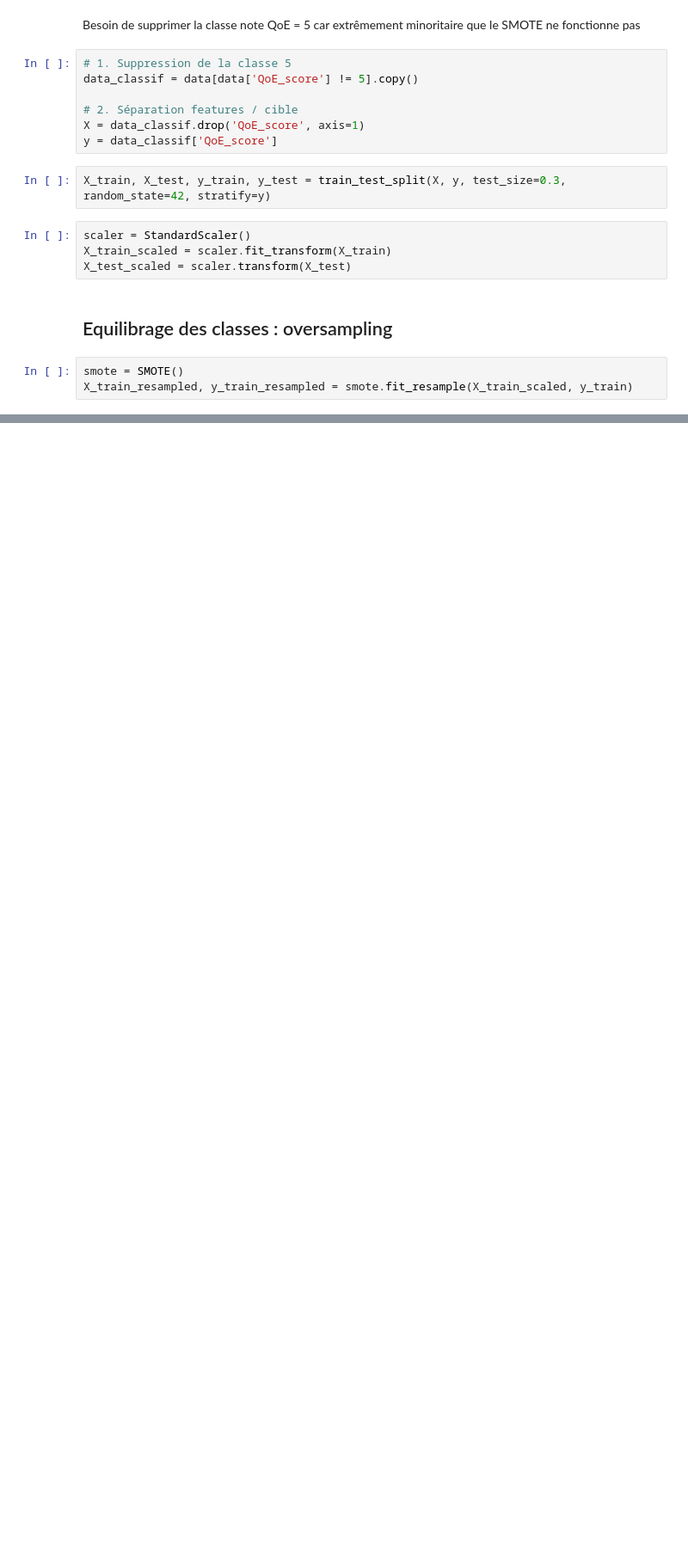
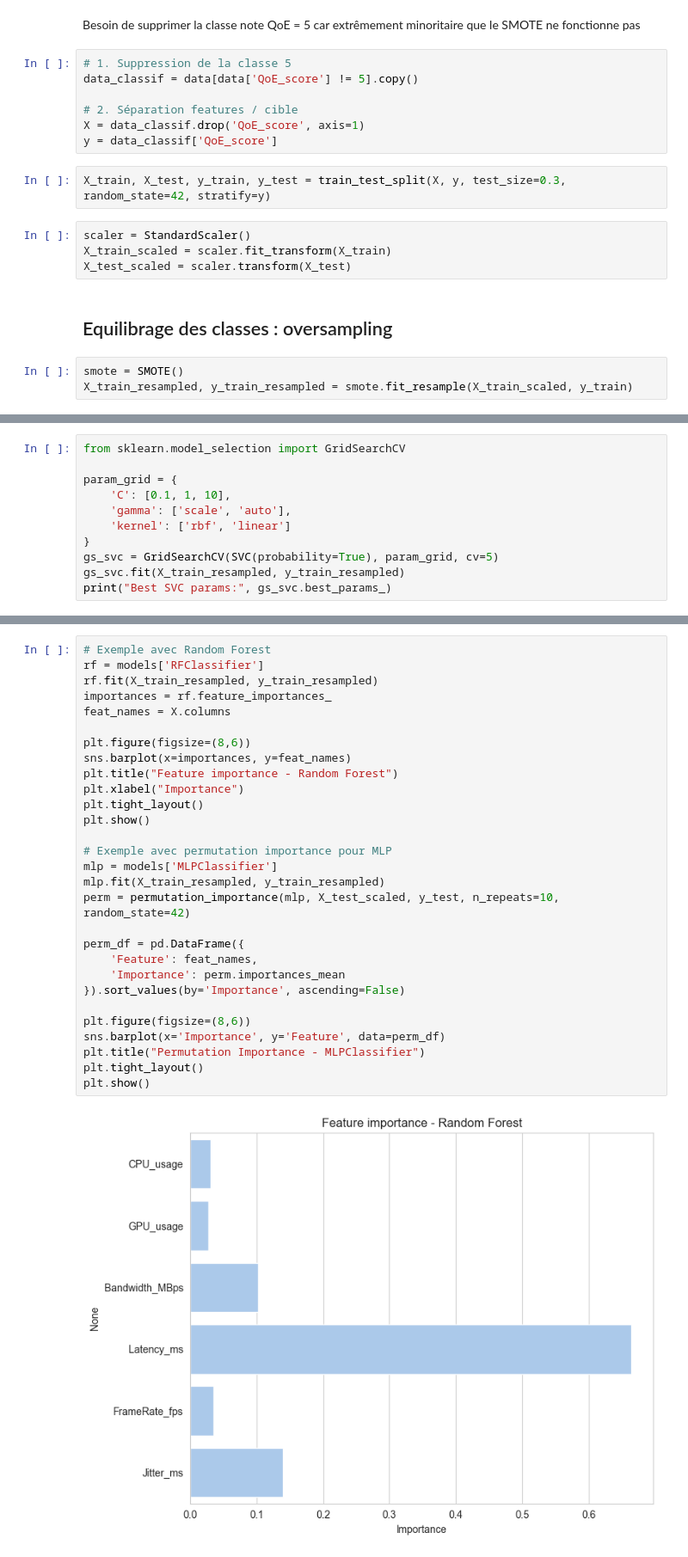
Before and after one commit to zazou-git86/4K_cloud_gaming_QoE, a Jupyter notebook: QoE-CG.ipynb, the cells around one changed output, grey strips where cells are left out. Shown at 86% size. Cells and saved outputs as stored; diff of their text form; blank space fills up the shorter version.

```diff
--- a/QoE-CG.ipynb
+++ b/QoE-CG.ipynb
@@ -242,0 +287,11 @@ plt.show()
+# %%
+from sklearn.model_selection import GridSearchCV
+
+param_grid = {
+    'C': [0.1, 1, 10],
+    'gamma': ['scale', 'auto'],
+    'kernel': ['rbf', 'linear']
+}
+gs_svc = GridSearchCV(SVC(probability=True), param_grid, cv=5)
+gs_svc.fit(X_train_resampled, y_train_resampled)
+print("Best SVC params:", gs_svc.best_params_)
@@ -242,0 +304,31 @@ plt.show()
+# %%
+# Exemple avec Random Forest
+rf = models['RFClassifier']
+rf.fit(X_train_resampled, y_train_resampled)
+importances = rf.feature_importances_
+feat_names = X.columns
+
+plt.figure(figsize=(8,6))
+sns.barplot(x=importances, y=feat_names)
+plt.title("Feature importance - Random Forest")
+plt.xlabel("Importance")
+plt.tight_layout()
+plt.show()
+
+# Exemple avec permutation importance pour MLP
+mlp = models['MLPClassifier']
+mlp.fit(X_train_resampled, y_train_resampled)
+perm = permutation_importance(mlp, X_test_scaled, y_test, n_repeats=10, random_state=42)
+
+perm_df = pd.DataFrame({
+    'Feature': feat_names,
+    'Importance': perm.importances_mean
+}).sort_values(by='Importance', ascending=False)
+
+plt.figure(figsize=(8,6))
+sns.barplot(x='Importance', y='Feature', data=perm_df)
+plt.title("Permutation Importance - MLPClassifier")
+plt.tight_layout()
+plt.show()
+# %% [output]
+[figure, added]
```
Also changed, not shown: parts of 17 cells of this notebook, 1 other file.
